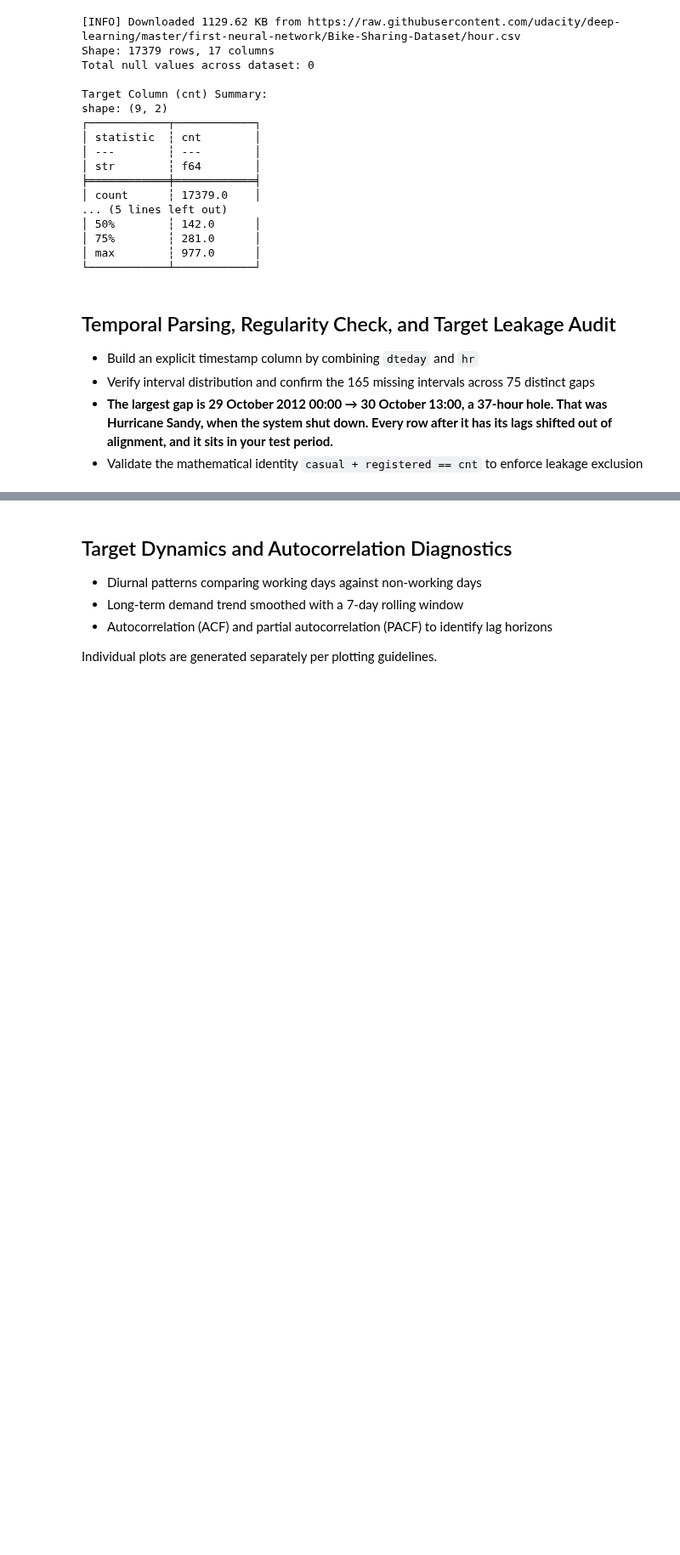
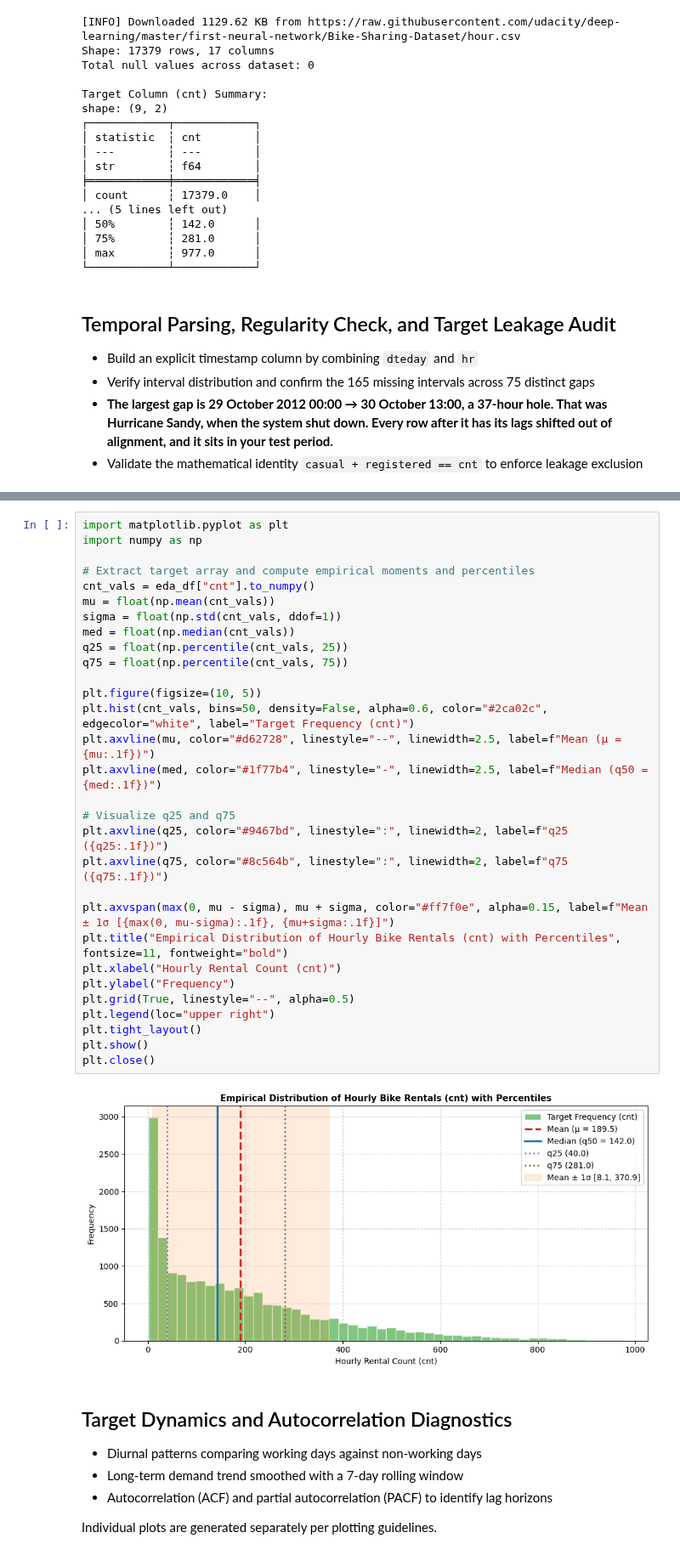
Before and after one commit to moka-co/time-series-forecasting-a-honest-comparison, a Jupyter notebook: UCI-Bike-Sharing.ipynb, the cells around one changed output, grey strips where cells are left out. Shown at 85% size. Saved outputs shown, nothing was run; the diff lists cells and outputs as text; blank space fills up the shorter version.

```diff
--- a/UCI-Bike-Sharing.ipynb
+++ b/UCI-Bike-Sharing.ipynb
@@ -299,3 +343,35 @@ print("=" * 70)
+# %%
+import matplotlib.pyplot as plt
+import numpy as np
+
+# Extract target array and compute empirical moments and percentiles
+cnt_vals = eda_df["cnt"].to_numpy()
+mu = float(np.mean(cnt_vals))
+sigma = float(np.std(cnt_vals, ddof=1))
+med = float(np.median(cnt_vals))
+q25 = float(np.percentile(cnt_vals, 25))
+q75 = float(np.percentile(cnt_vals, 75))
+
+plt.figure(figsize=(10, 5))
+plt.hist(cnt_vals, bins=50, density=False, alpha=0.6, color="#2ca02c", edgecolor="white", label="Target Frequency (cnt)")
+plt.axvline(mu, color="#d62728", linestyle="--", linewidth=2.5, label=f"Mean (μ = {mu:.1f})")
+plt.axvline(med, color="#1f77b4", linestyle="-", linewidth=2.5, label=f"Median (q50 = {med:.1f})")
+
+# Visualize q25 and q75
+plt.axvline(q25, color="#9467bd", linestyle=":", linewidth=2, label=f"q25 ({q25:.1f})")
+plt.axvline(q75, color="#8c564b", linestyle=":", linewidth=2, label=f"q75 ({q75:.1f})")
+
+plt.axvspan(max(0, mu - sigma), mu + sigma, color="#ff7f0e", alpha=0.15, label=f"Mean ± 1σ [{max(0, mu-sigma):.1f}, {mu+sigma:.1f}]")
+plt.title("Empirical Distribution of Hourly Bike Rentals (cnt) with Percentiles", fontsize=11, fontweight="bold")
+plt.xlabel("Hourly Rental Count (cnt)")
+plt.ylabel("Frequency")
+plt.grid(True, linestyle="--", alpha=0.5)
+plt.legend(loc="upper right")
+plt.tight_layout()
+plt.show()
+plt.close()
+# %% [output]
+[figure, added]
 # %% [markdown]
 ## Target Dynamics and Autocorrelation Diagnostics
 
```
Also changed, not shown: parts of 6 cells of this notebook.
